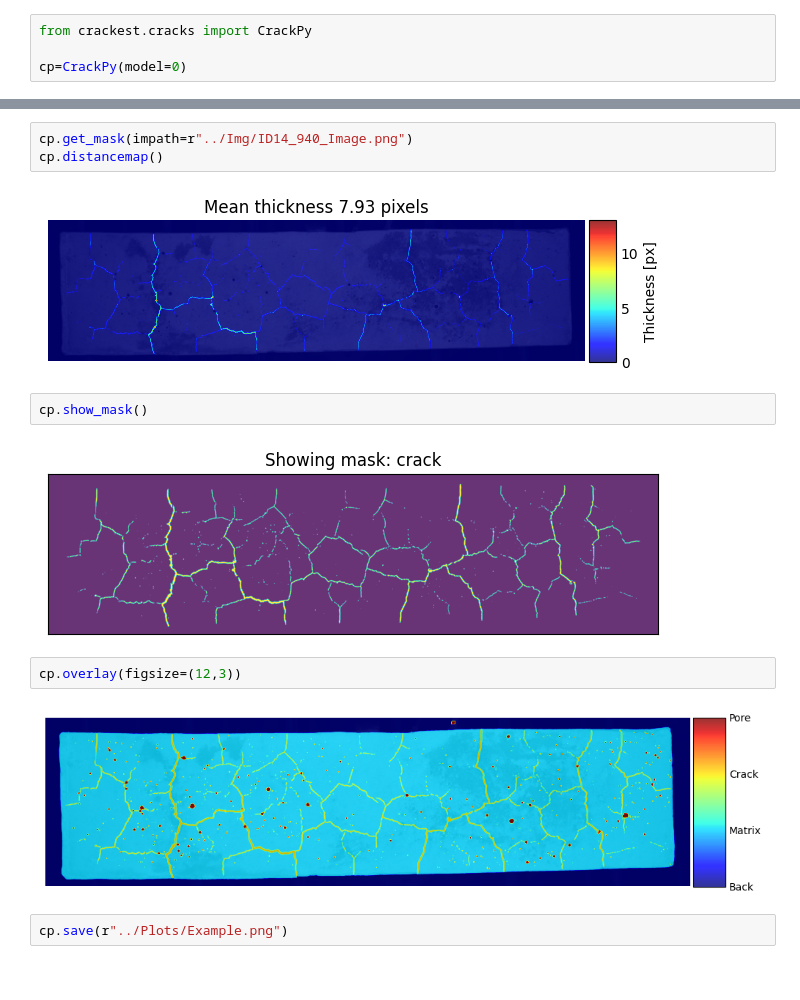
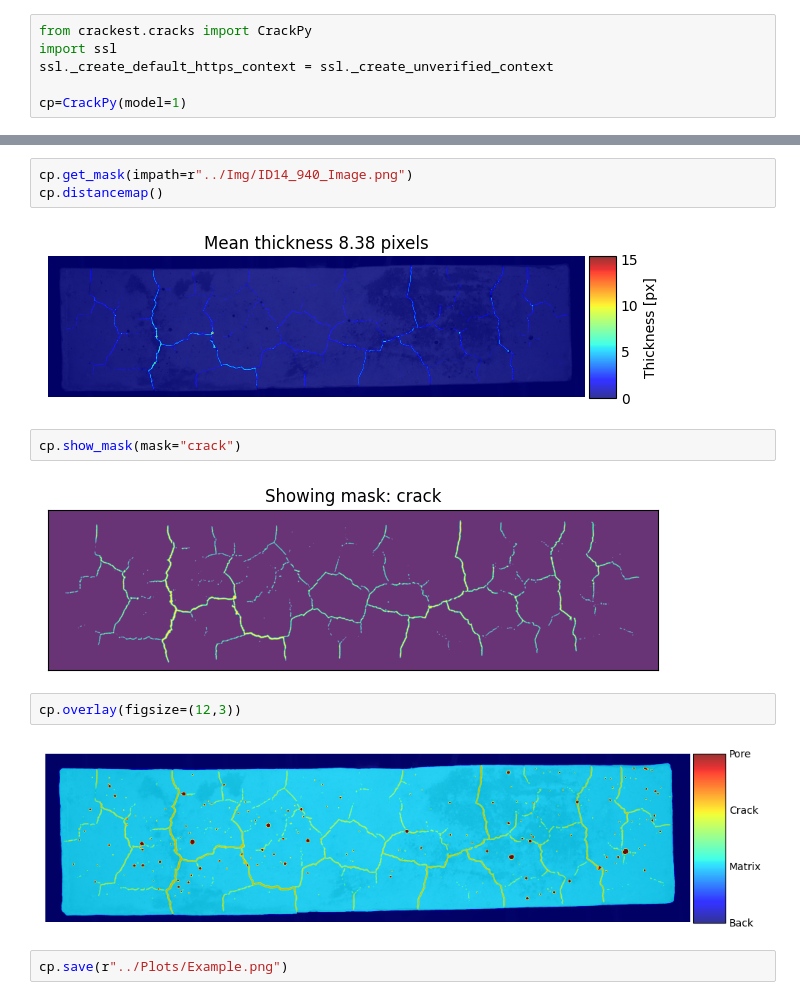
Before and after one commit to Rievil/CrackenPy, a Jupyter notebook: Examples/Scripts/Basics.ipynb, the cells around one changed output, grey strips where cells are left out. Drawn from its saved outputs; the diff is of its cells as text.

```diff
--- a/Examples/Scripts/Basics.ipynb
+++ b/Examples/Scripts/Basics.ipynb
@@ -1,4 +1,6 @@
 # %%
 from crackest.cracks import CrackPy
+import ssl
+ssl._create_default_https_context = ssl._create_unverified_context
 
-cp=CrackPy(model=0)
+cp=CrackPy(model=1)
@@ -6,15 +12,15 @@ cp=CrackPy(model=0)
 cp.get_mask(impath=r"../Img/ID14_940_Image.png")
 cp.distancemap()
 # %% [output]
-[figure, old version]
+[figure, new version]
 # %%
-cp.show_mask()
+cp.show_mask(mask="crack")
 # %% [output]
-[figure, old version]
+[figure, new version]
 # %%
 cp.overlay(figsize=(12,3))
 # %% [output]
-[figure, old version]
+[figure, new version]
 # %%
 cp.save(r"../Plots/Example.png")
 # %%
```
Also changed, not shown: parts of 3 cells of this notebook, 2 other files.
